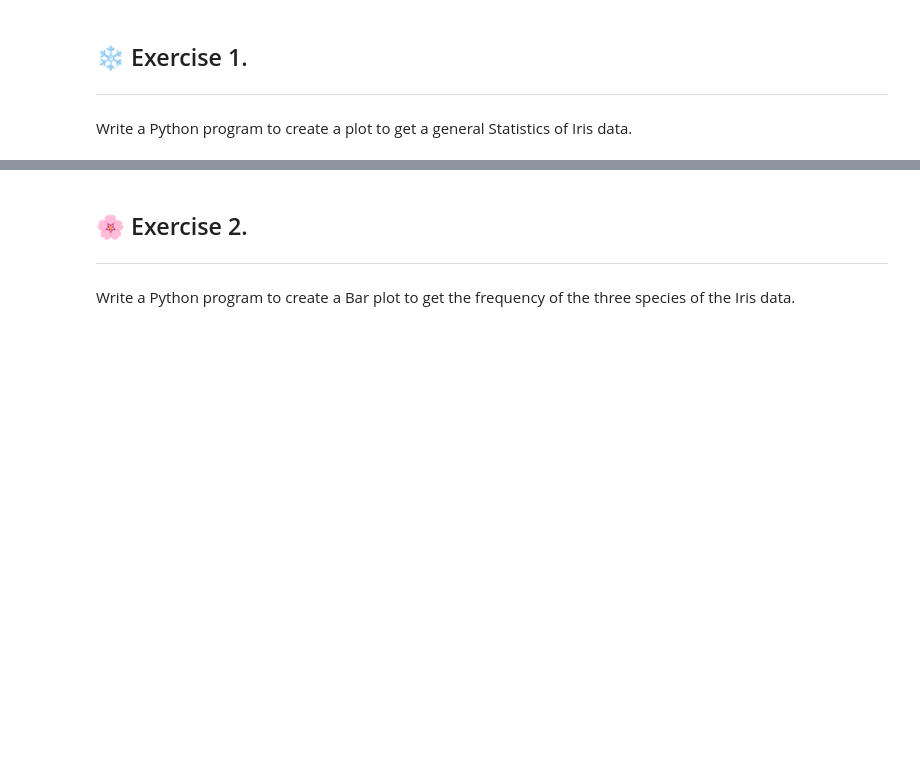
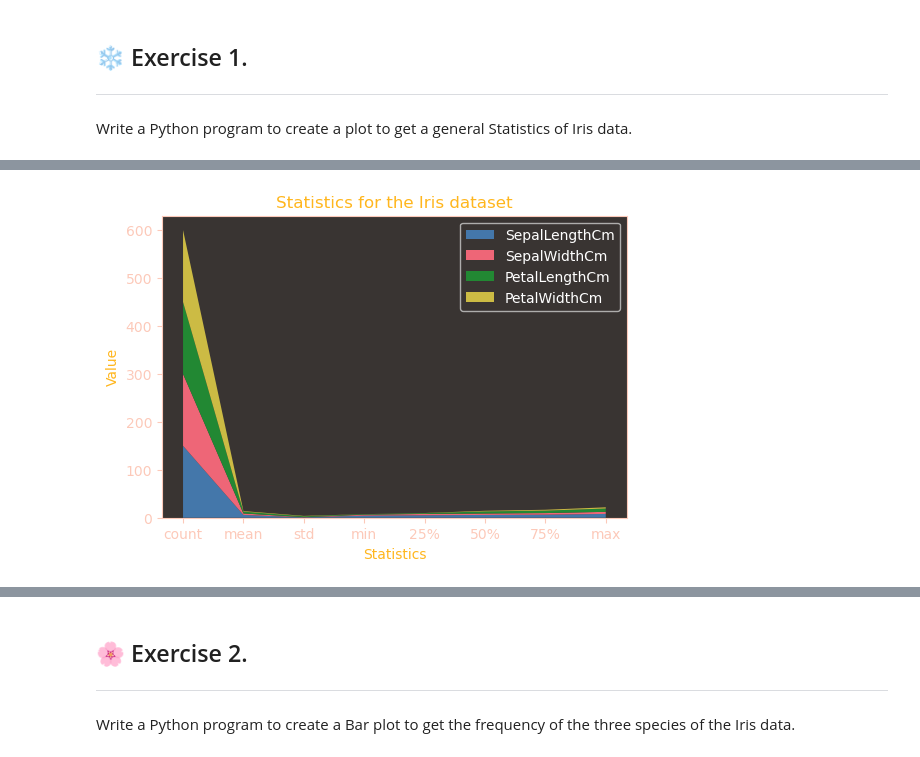
Before and after one commit to Ai-Yukino/tabula-rasa, a Jupyter notebook: py/sklearn/notebooks/B/B.ipynb, the cells around one changed output, grey strips where cells are left out. Cells and saved outputs as stored; diff of their text form; code cells hidden in the pictures; blank space fills up the shorter version.

```diff
--- a/py/sklearn/notebooks/B/B.ipynb
+++ b/py/sklearn/notebooks/B/B.ipynb
@@ -46,0 +71,17 @@ df_describe
+# %%
+fig, ax = plt.subplots(figsize=[6, 4], dpi=100)
+
+x = df_describe.index
+y = [df_describe[column] for column in df_describe.columns]
+
+ax.stackplot(x, y, labels=df_describe.columns)
+
+plt.xlabel("Statistics")
+plt.ylabel("Value")
+plt.title("Statistics for the Iris dataset")
+
+plt.legend(loc="upper right")
+
+plt.show()
+# %% [output]
+[figure, added]
```
Also changed, not shown: parts of 38 cells of this notebook, 2 other files.
